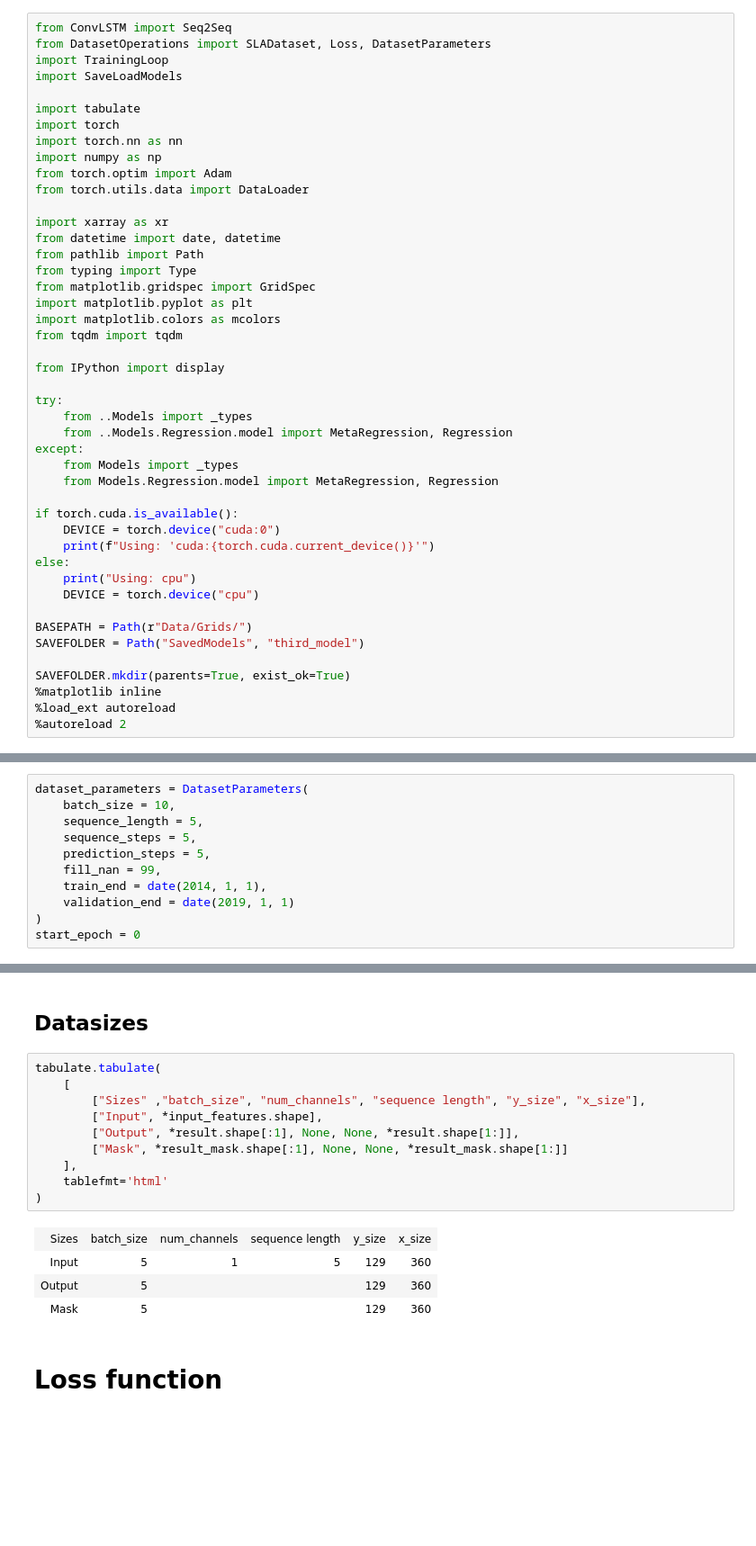
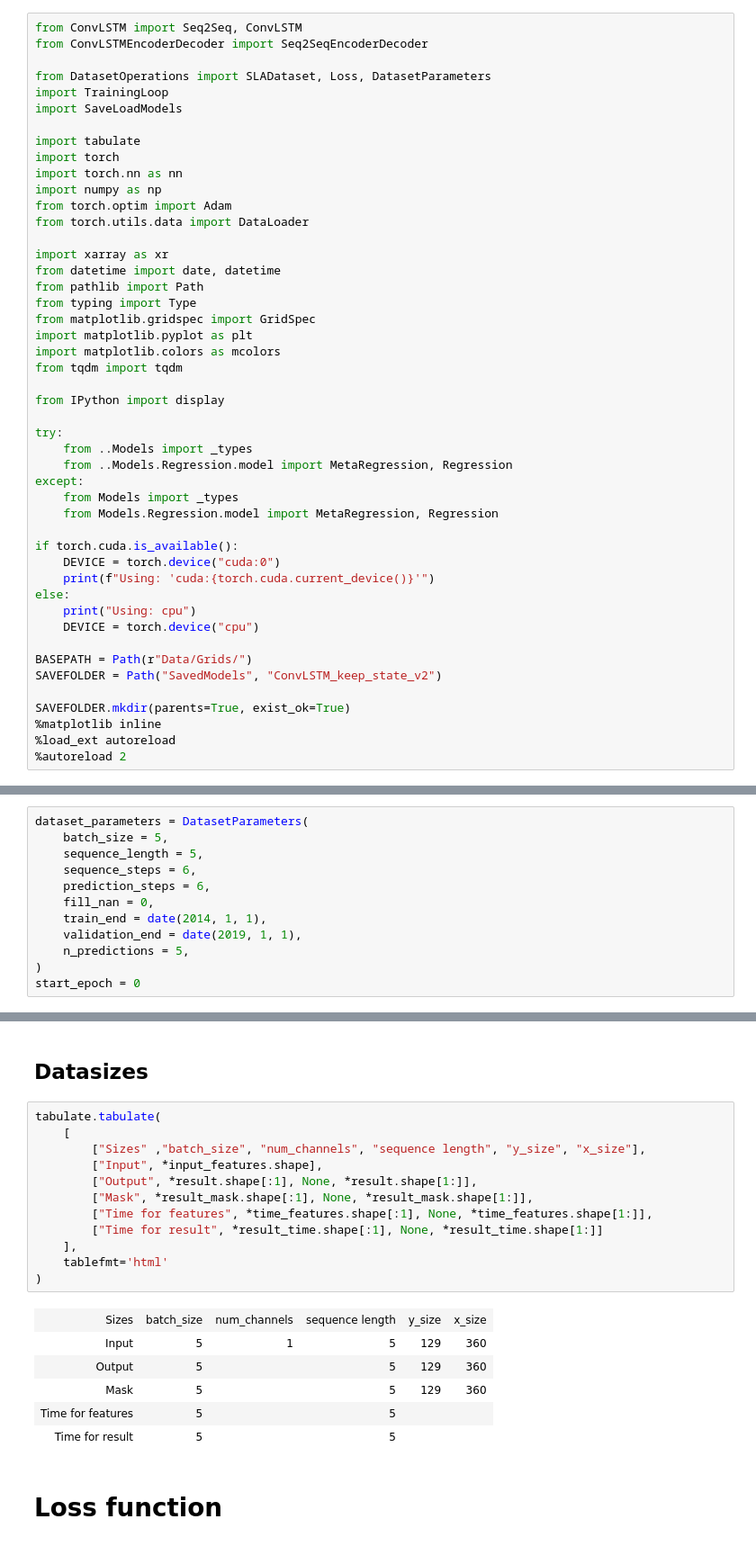
Before and after one commit to CasperTBangHansen/AltimetryForecasting, a Jupyter notebook: Experiments/GlobalNNConvLSTM.ipynb, the cells around one changed output, grey strips where cells are left out. Shown at 90% size. Cells and saved outputs as stored; diff of their text form; blank space fills up the shorter version.

Commit message:
Expanded ConvLSMT

```diff
--- a/Experiments/GlobalNNConvLSTM.ipynb
+++ b/Experiments/GlobalNNConvLSTM.ipynb
@@ -9,5 +9,7 @@ os.environ['CUDA_VISIBLE_DEVICES']='1'
 # %%
-from ConvLSTM import Seq2Seq
+from ConvLSTM import Seq2Seq, ConvLSTM
+from ConvLSTMEncoderDecoder import Seq2SeqEncoderDecoder
+
 from DatasetOperations import SLADataset, Loss, DatasetParameters
 import TrainingLoop
 import SaveLoadModels
@@ -45,7 +47,7 @@ else:
     DEVICE = torch.device("cpu")
 
 BASEPATH = Path(r"Data/Grids/")
-SAVEFOLDER = Path("SavedModels", "third_model")
+SAVEFOLDER = Path("SavedModels", "ConvLSTM_keep_state_v2")
 
 SAVEFOLDER.mkdir(parents=True, exist_ok=True)
 %matplotlib inline
@@ -81,13 +80,14 @@ Epoch: 100 Training Loss: 8.37 cm Validation Loss: 8.68 cm
 This section should only be run if the paramaters was not loaded from a file
 # %%
 dataset_parameters = DatasetParameters(
-    batch_size = 10,
+    batch_size = 5,
     sequence_length = 5,
-    sequence_steps = 5,
-    prediction_steps = 5,
-    fill_nan = 99,
+    sequence_steps = 6,
+    prediction_steps = 6,
+    fill_nan = 0,
     train_end = date(2014, 1, 1),
-    validation_end = date(2019, 1, 1)
+    validation_end = date(2019, 1, 1),
+    n_predictions = 5,
 )
 start_epoch = 0
 # %% [markdown]
@@ -155,18 +155,22 @@ frame_size = tuple(input_features.shape[-2:])
 # %%
 tabulate.tabulate(
     [
         ["Sizes" ,"batch_size", "num_channels", "sequence length", "y_size", "x_size"],
         ["Input", *input_features.shape],
-        ["Output", *result.shape[:1], None, None, *result.shape[1:]],
-        ["Mask", *result_mask.shape[:1], None, None, *result_mask.shape[1:]]
+        ["Output", *result.shape[:1], None, *result.shape[1:]],
+        ["Mask", *result_mask.shape[:1], None, *result_mask.shape[1:]],
+        ["Time for features", *time_features.shape[:1], None, *time_features.shape[1:]],
+        ["Time for result", *result_time.shape[:1], None, *result_time.shape[1:]]
     ],
     tablefmt='html'
 )
 # %% [output]
 | Sizes | batch_size | num_channels | sequence length | y_size | x_size |
 | Input | 5 | 1 | 5 | 129 | 360 |
-| Output | 5 |  |  | 129 | 360 |
-| Mask | 5 |  |  | 129 | 360 |
+| Output | 5 |  | 5 | 129 | 360 |
+| Mask | 5 |  | 5 | 129 | 360 |
+| Time for features | 5 |  | 5 |  |  |
+| Time for result | 5 |  | 5 |  |  |
 # %% [markdown]
 # Loss function
 # %%
```
Also changed, not shown: parts of 24 cells of this notebook, 4 other files.
